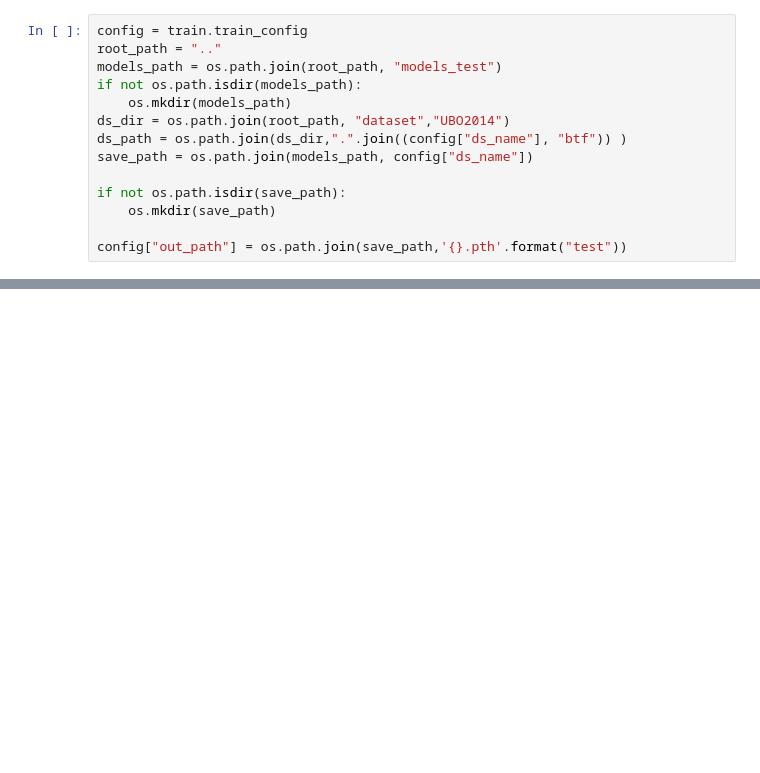
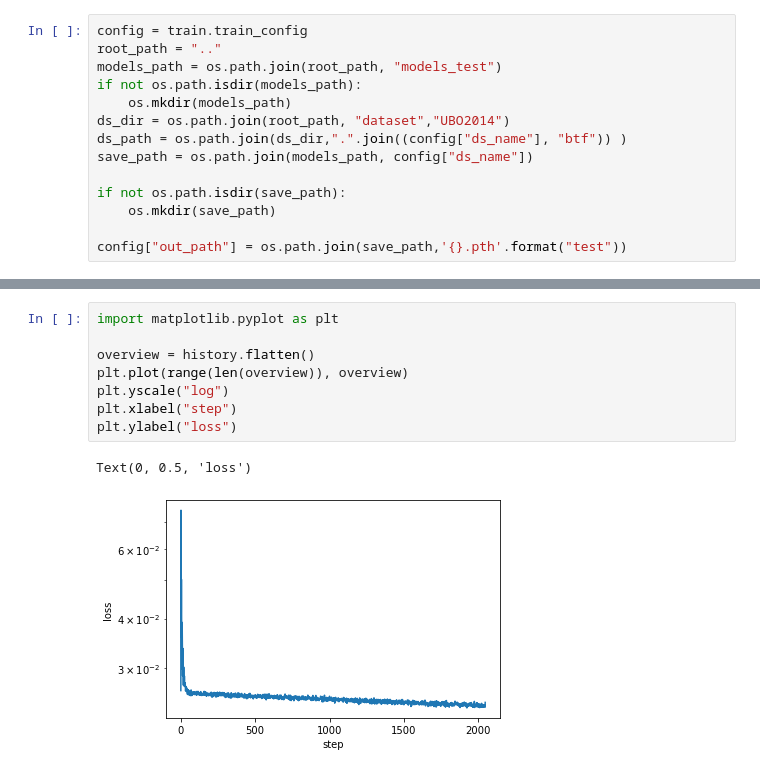
Before and after one commit to Traverse-Research/NeuBTF, a Jupyter notebook: nbs/ubo2014_train.ipynb, the cells around one changed output, grey strips where cells are left out. Cells and saved outputs as stored; diff of their text form; blank space fills up the shorter version.

```diff
--- a/nbs/ubo2014_train.ipynb
+++ b/nbs/ubo2014_train.ipynb
@@ -47,0 +59,11 @@ Clipping input data to the valid range for imshow with RGB data ([0..1] for floa
+# %%
+import matplotlib.pyplot as plt
+
+overview = history.flatten()
+plt.plot(range(len(overview)), overview)
+plt.yscale("log")
+plt.xlabel("step")
+plt.ylabel("loss")
+# %% [output]
+Text(0, 0.5, 'loss')
+[figure, added]
```
Also changed, not shown: parts of 8 cells of this notebook, 2 other files.
